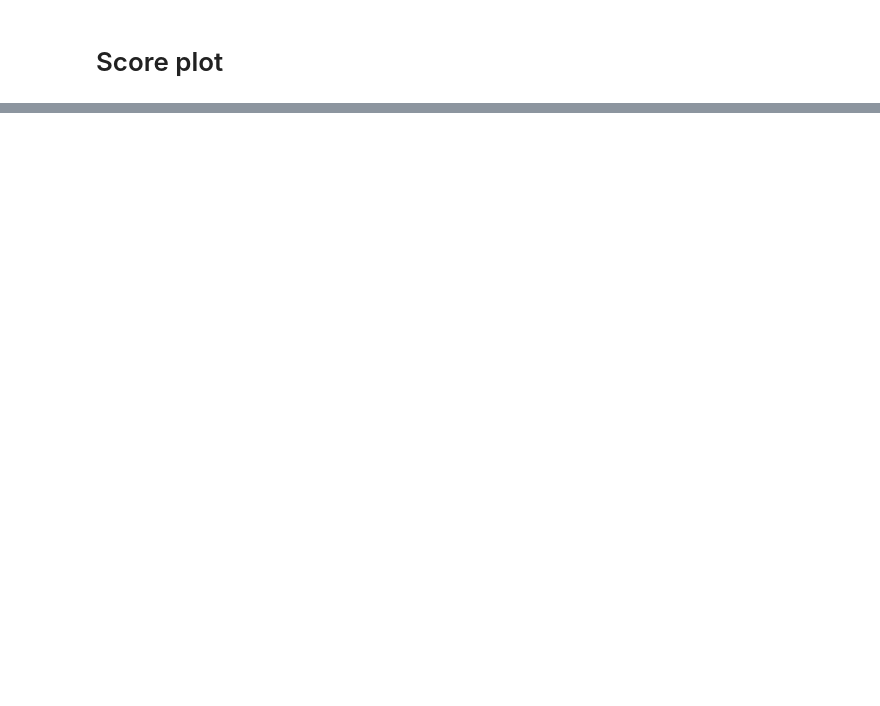
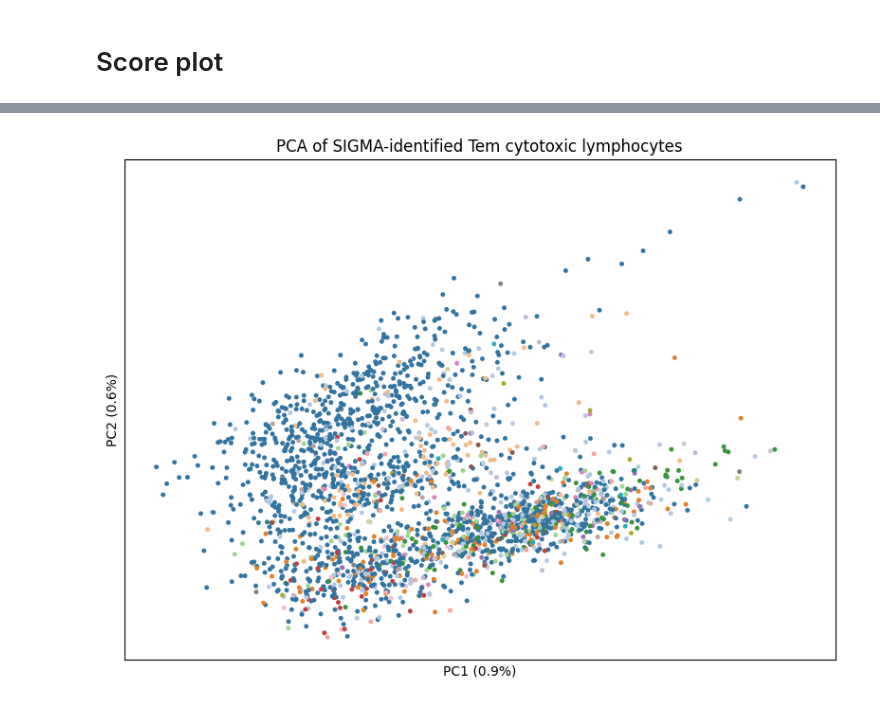
Before and after one commit to Guitout31415/SIGMA, a Jupyter notebook: notebooks/compare_dominguez_sigma.ipynb, the cells around one changed output, grey strips where cells are left out. Cells and saved outputs as stored; diff of their text form; code cells hidden in the pictures; blank space fills up the shorter version.

```diff
--- a/notebooks/compare_dominguez_sigma.ipynb
+++ b/notebooks/compare_dominguez_sigma.ipynb
@@ -393,0 +313,24 @@ Error:
+# %%
+# PCA plot
+fig2, ax2 = plt.subplots(figsize=(8, 6))
+
+pc_var = sub_adata_sumry.uns['pca']['variance_ratio']
+sc.pl.pca(
+    sub_adata_sumry,
+    s=50,
+    color='celltype',
+    palette=color_mapping,
+    legend_loc='none',
+    show=False,
+    ax=ax2
+)
+
+ax2.set_xlabel(f'PC1 ({pc_var[0]*100:.1f}%)')
+ax2.set_ylabel(f'PC2 ({pc_var[1]*100:.1f}%)')
+ax2.set_title('PCA of SIGMA-identified Tem cytotoxic lymphocytes')
+
+plt.tight_layout()
+plt.savefig("figures/dominguez_PCA.svg", dpi=300, bbox_inches="tight")
+plt.show()
+# %% [output]
+[figure, added]
```
Also changed, not shown: parts of 27 cells of this notebook, 12 other files.
